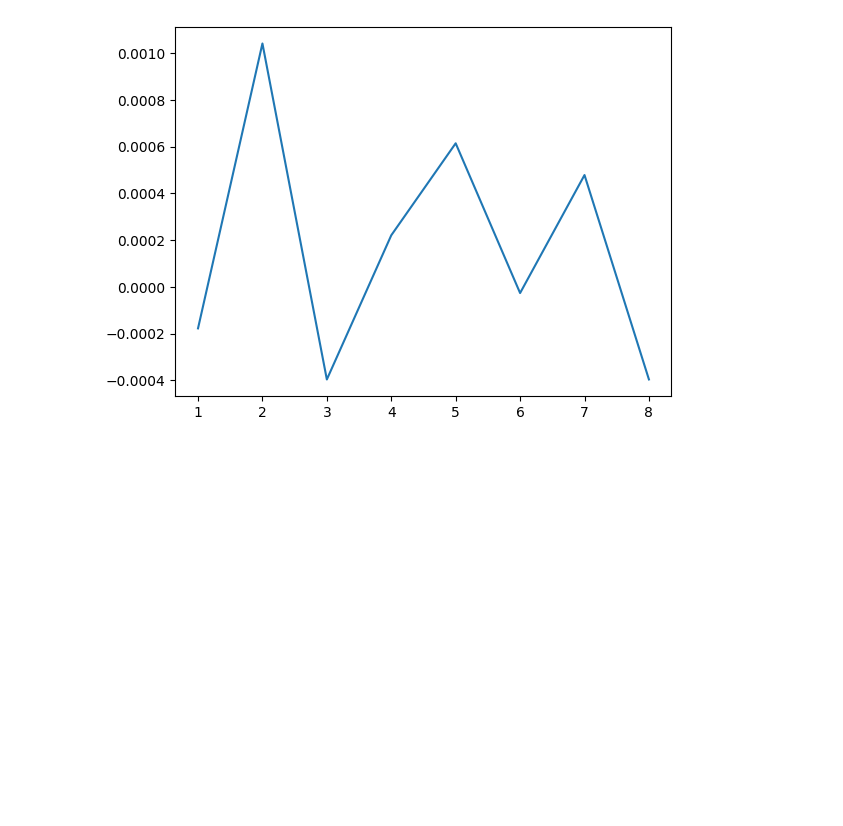
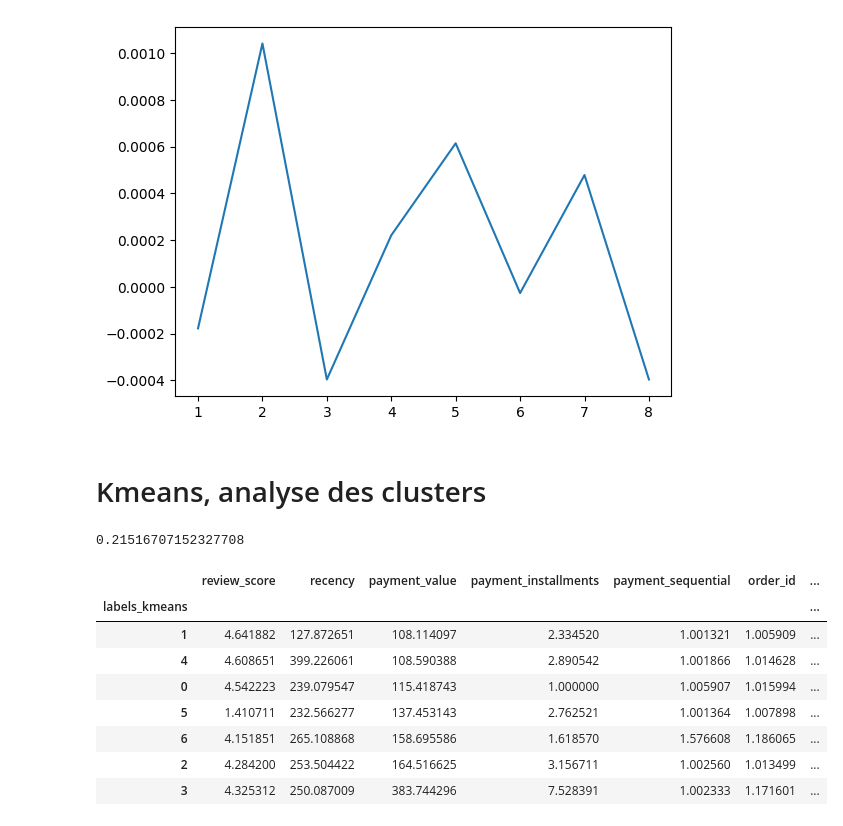
Before and after one commit to Cyr-dcx/Olist_clustering, a Jupyter notebook: notebooks/clustering.ipynb, the cells around one changed output. Saved outputs shown, nothing was run; the diff lists cells and outputs as text; code cells hidden in the pictures; blank space fills up the shorter version.

```diff
--- a/notebooks/clustering.ipynb
+++ b/notebooks/clustering.ipynb
@@ -282,3 +282,29 @@ x = range(1,9)
 plt.plot(x,ARI_score);
 # %% [output]
 [figure]
+# %% [markdown]
+# Kmeans, analyse des clusters
+# %%
+X_norm = scale(data)
+cls = cluster.KMeans(n_clusters=7, n_init=1, init="random")
+cls.fit(X_norm)
+silh = metrics.silhouette_score(X_norm, cls.labels_)
+print(silh)
+customers_base.dropna(inplace=True)
+labels_kmeans = cls.labels_
+customers_base["labels_kmeans"] = labels_kmeans
+customers_base.groupby("labels_kmeans").mean()
+# %% [output]
+0.21516707152327708
+# %%
+customers_base.groupby("labels_kmeans").mean().sort_values(by="payment_value")
+# %% [output]
+|  | review_score | recency | payment_value | payment_installments | payment_sequential | order_id | ... |
+| labels_kmeans |  |  |  |  |  |  | ... |
+| 1 | 4.641882 | 127.872651 | 108.114097 | 2.334520 | 1.001321 | 1.005909 | ... |
+| 4 | 4.608651 | 399.226061 | 108.590388 | 2.890542 | 1.001866 | 1.014628 | ... |
+| 0 | 4.542223 | 239.079547 | 115.418743 | 1.000000 | 1.005907 | 1.015994 | ... |
+| 5 | 1.410711 | 232.566277 | 137.453143 | 2.762521 | 1.001364 | 1.007898 | ... |
+| 6 | 4.151851 | 265.108868 | 158.695586 | 1.618570 | 1.576608 | 1.186065 | ... |
+| 2 | 4.284200 | 253.504422 | 164.516625 | 3.156711 | 1.002560 | 1.013499 | ... |
+| 3 | 4.325312 | 250.087009 | 383.744296 | 7.528391 | 1.002333 | 1.171601 | ... |
```
Also changed, not shown: parts of 6 cells of this notebook, 2 other files.
